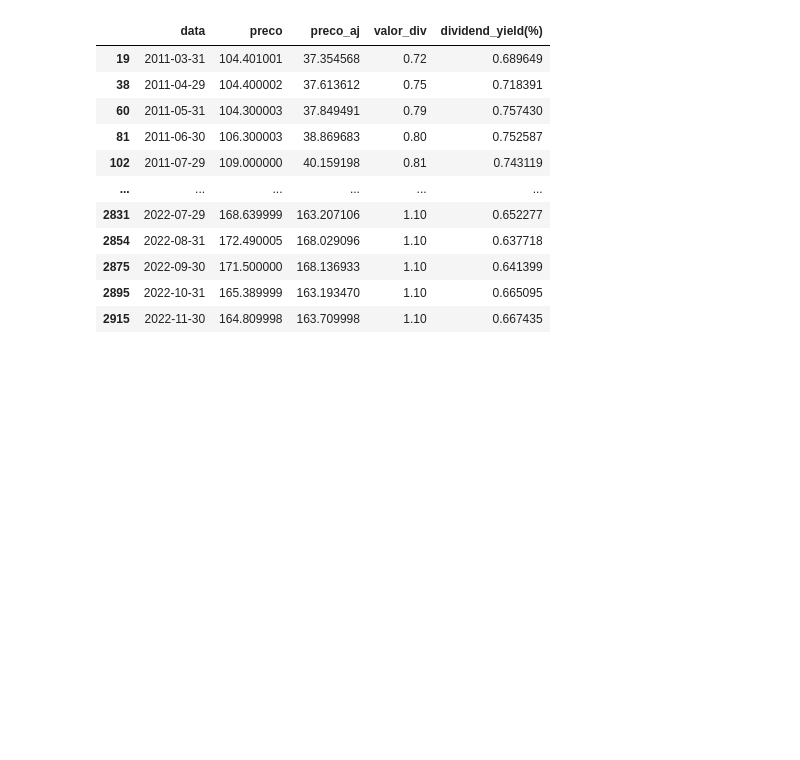
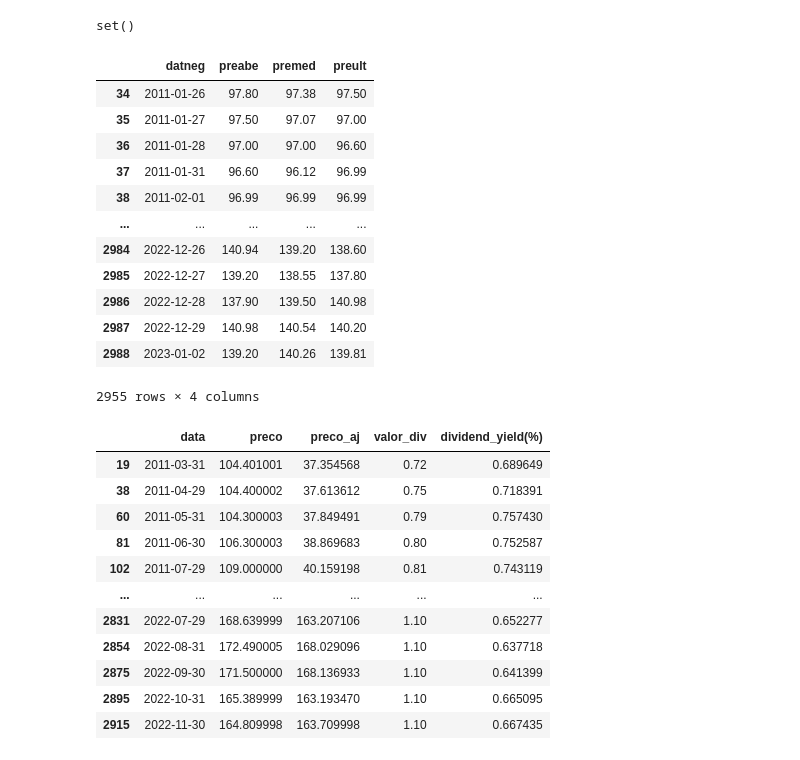
Before and after one commit to crdcj/medium, a Jupyter notebook: KRNI/krni.ipynb, the cells around one changed output. Drawn from its saved outputs; the diff is of its cells as text; code cells hidden in the pictures; blank space fills up the shorter version.

```diff
--- a/KRNI/krni.ipynb
+++ b/KRNI/krni.ipynb
@@ -92,2 +83,22 @@ krni_precos
+# %%
+set(divs['data_pag']) - set(ajustar_datas(divs['data_pag'], precos['datneg'], posterior=True))
+# %% [output]
+set()
+# %%
+precos.query('datneg >= "2011-01-25"')
+# %% [output]
+|  | datneg | preabe | premed | preult |
+| 34 | 2011-01-26 | 97.80 | 97.38 | 97.50 |
+| 35 | 2011-01-27 | 97.50 | 97.07 | 97.00 |
+| 36 | 2011-01-28 | 97.00 | 97.00 | 96.60 |
+| 37 | 2011-01-31 | 96.60 | 96.12 | 96.99 |
+| 38 | 2011-02-01 | 96.99 | 96.99 | 96.99 |
+| ... | ... | ... | ... | ... |
+| 2984 | 2022-12-26 | 140.94 | 139.20 | 138.60 |
+| 2985 | 2022-12-27 | 139.20 | 138.55 | 137.80 |
+| 2986 | 2022-12-28 | 137.90 | 139.50 | 140.98 |
+| 2987 | 2022-12-29 | 140.98 | 140.54 | 140.20 |
+| 2988 | 2023-01-02 | 139.20 | 140.26 | 139.81 |
+2955 rows × 4 columns
 # %%
 # Calcular o dividend_yield
```
Also changed, not shown: parts of 16 cells of this notebook, 5 other files.
